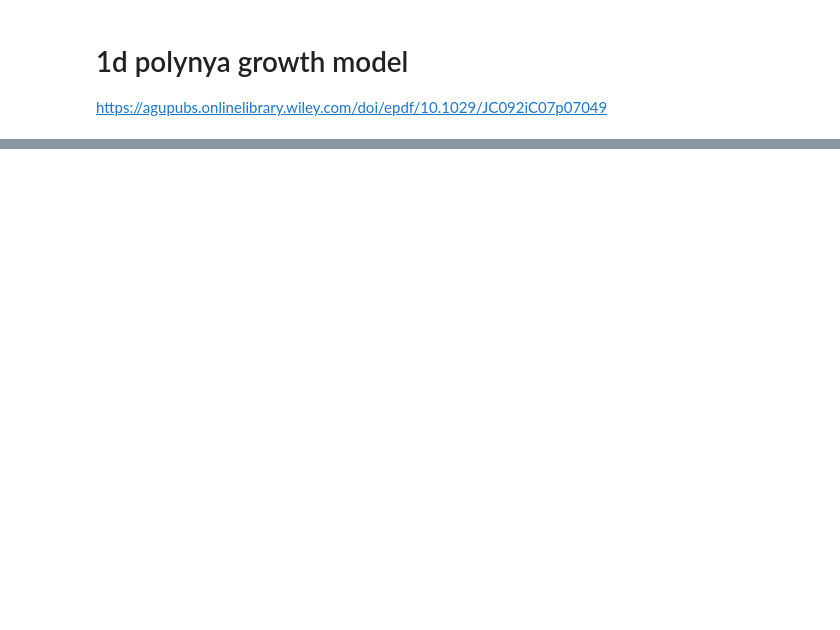
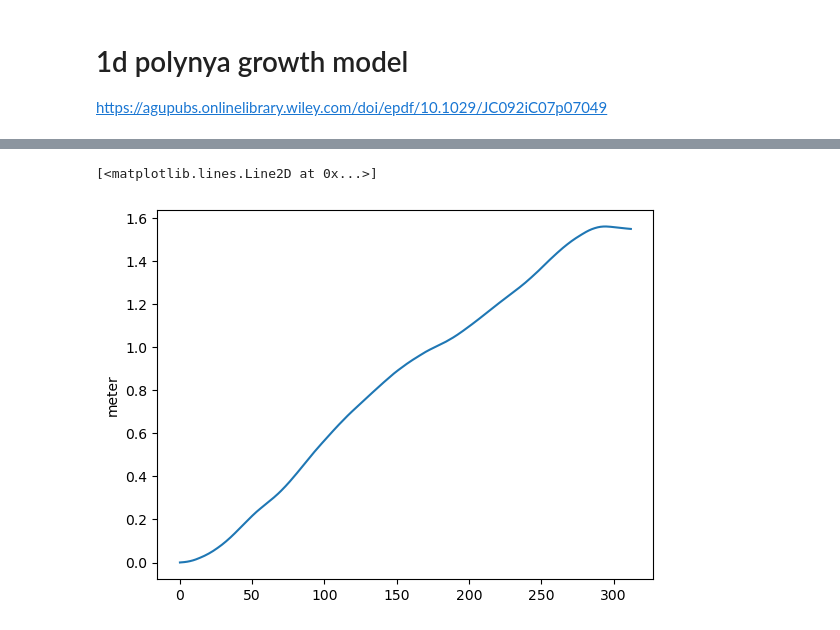
Before and after one commit to mackenziejewell/SBSpolynya, a Jupyter notebook: notebooks/PeaseGrowthModel.ipynb, the cells around one changed output, grey strips where cells are left out. Cells and saved outputs as stored; diff of their text form; code cells hidden in the pictures; blank space fills up the shorter version.

```diff
--- a/notebooks/PeaseGrowthModel.ipynb
+++ b/notebooks/PeaseGrowthModel.ipynb
@@ -68,3 +189,8 @@ DS['t'] = ((DS.time.values - DS.time.values[0]) / np.timedelta64(1, 's')) * unit
+# %%
+plt.plot((np.cumsum(Fi) * units('hour')).to('m'))
+# %% [output]
+[<matplotlib.lines.Line2D at 0x...>]
+[figure, added]
 # %%
 # polynya length
 
```
Also changed, not shown: parts of 18 cells of this notebook, 1 other file.
